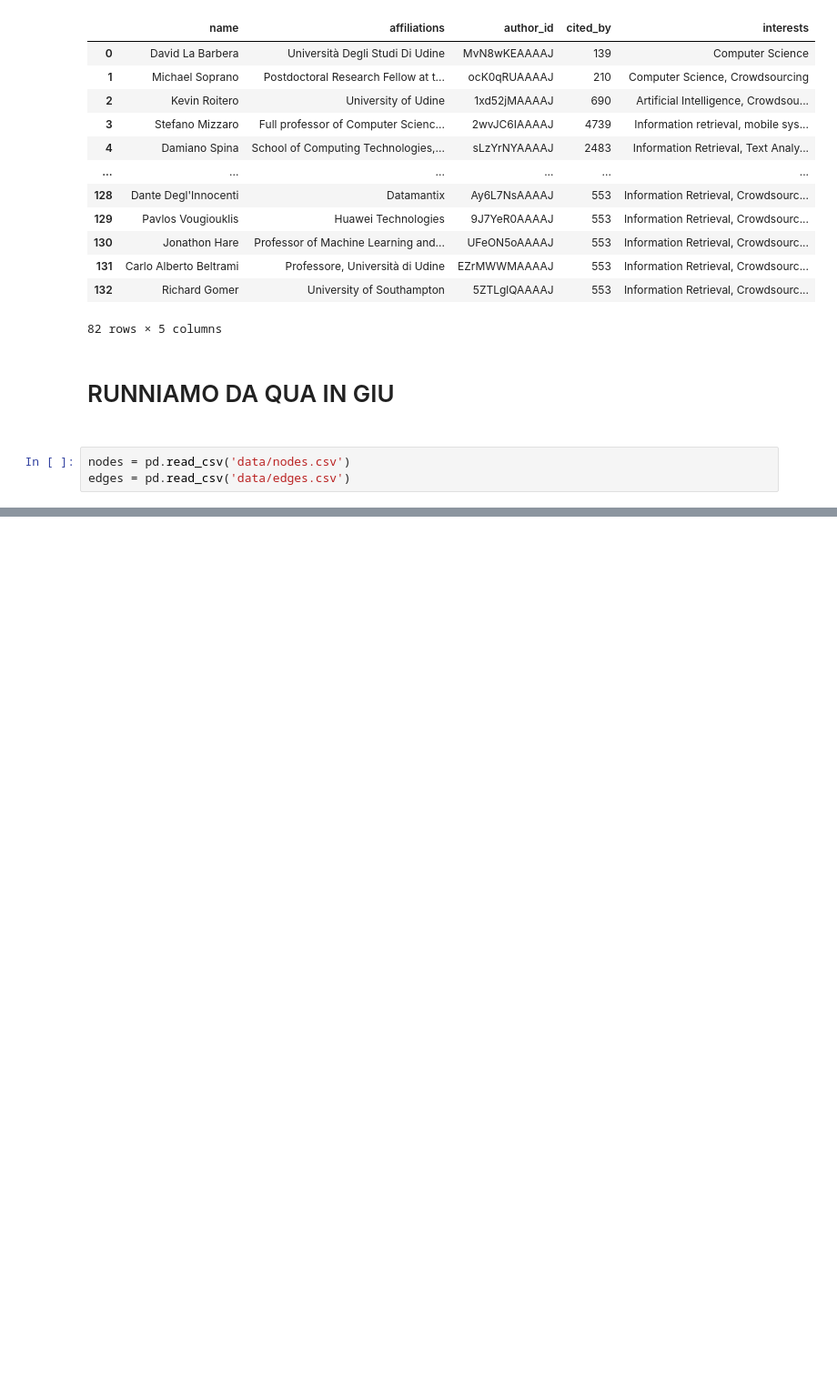
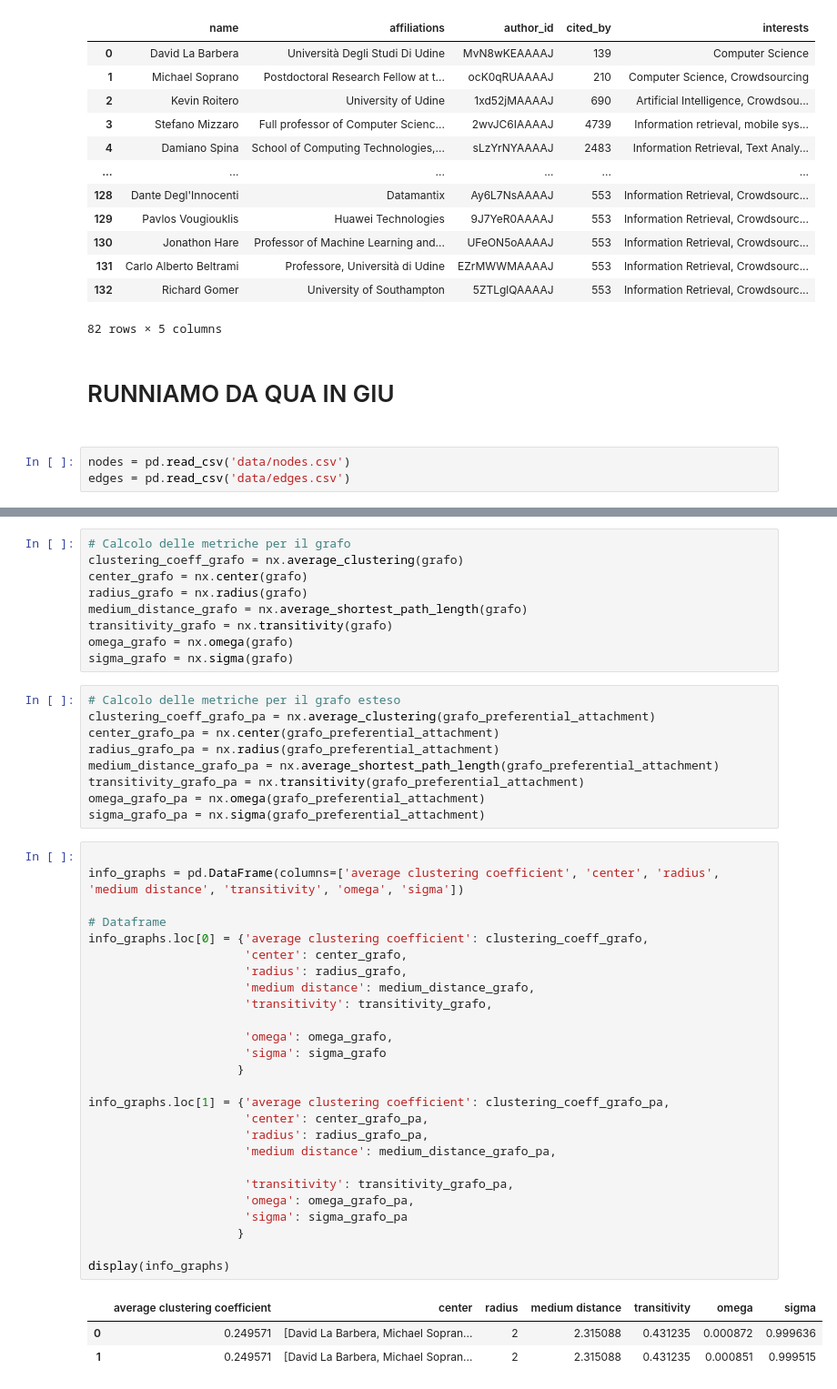
Before and after one commit to g4ix/serpAPI-authors, a Jupyter notebook: progetto-Simeoni_Ramirez_DiNotoMarrella_Pittis.ipynb, the cells around one changed output, grey strips where cells are left out. Shown at 91% size. Saved outputs shown, nothing was run; the diff lists cells and outputs as text; blank space fills up the shorter version.

```diff
--- a/progetto-Simeoni_Ramirez_DiNotoMarrella_Pittis.ipynb
+++ b/progetto-Simeoni_Ramirez_DiNotoMarrella_Pittis.ipynb
@@ -261,0 +324,48 @@ KeyError: 'name'
+# %%
+# Calcolo delle metriche per il grafo
+clustering_coeff_grafo = nx.average_clustering(grafo)
+center_grafo = nx.center(grafo)
+radius_grafo = nx.radius(grafo)
+medium_distance_grafo = nx.average_shortest_path_length(grafo)
+transitivity_grafo = nx.transitivity(grafo)
+omega_grafo = nx.omega(grafo)
+sigma_grafo = nx.sigma(grafo)
+# %%
+# Calcolo delle metriche per il grafo esteso
+clustering_coeff_grafo_pa = nx.average_clustering(grafo_preferential_attachment)
+center_grafo_pa = nx.center(grafo_preferential_attachment)
+radius_grafo_pa = nx.radius(grafo_preferential_attachment)
+medium_distance_grafo_pa = nx.average_shortest_path_length(grafo_preferential_attachment)
+transitivity_grafo_pa = nx.transitivity(grafo_preferential_attachment)
+omega_grafo_pa = nx.omega(grafo_preferential_attachment)
+sigma_grafo_pa = nx.sigma(grafo_preferential_attachment)
+# %%
+
+info_graphs = pd.DataFrame(columns=['average clustering coefficient', 'center', 'radius', 'medium distance', 'transitivity', 'omega', 'sigma'])
+
+# Dataframe
+info_graphs.loc[0] = {'average clustering coefficient': clustering_coeff_grafo,
+                      'center': center_grafo,
+                      'radius': radius_grafo,
+                      'medium distance': medium_distance_grafo,
+                      'transitivity': transitivity_grafo,
+
+                      'omega': omega_grafo,
+                      'sigma': sigma_grafo
+                     }
+
+info_graphs.loc[1] = {'average clustering coefficient': clustering_coeff_grafo_pa,
+                      'center': center_grafo_pa,
+                      'radius': radius_grafo_pa,
+                      'medium distance': medium_distance_grafo_pa,
+
+                      'transitivity': transitivity_grafo_pa,
+                      'omega': omega_grafo_pa,
+                      'sigma': sigma_grafo_pa
+                     }
+
+display(info_graphs)
+# %% [output]
+|  | average clustering coefficient | center | radius | medium distance | transitivity | omega | sigma |
+| 0 | 0.249571 | [David La Barbera, Michael Sopran... | 2 | 2.315088 | 0.431235 | 0.000872 | 0.999636 |
+| 1 | 0.249571 | [David La Barbera, Michael Sopran... | 2 | 2.315088 | 0.431235 | 0.000851 | 0.999515 |
```
Also changed, not shown: parts of 5 cells of this notebook, 3 other files.
